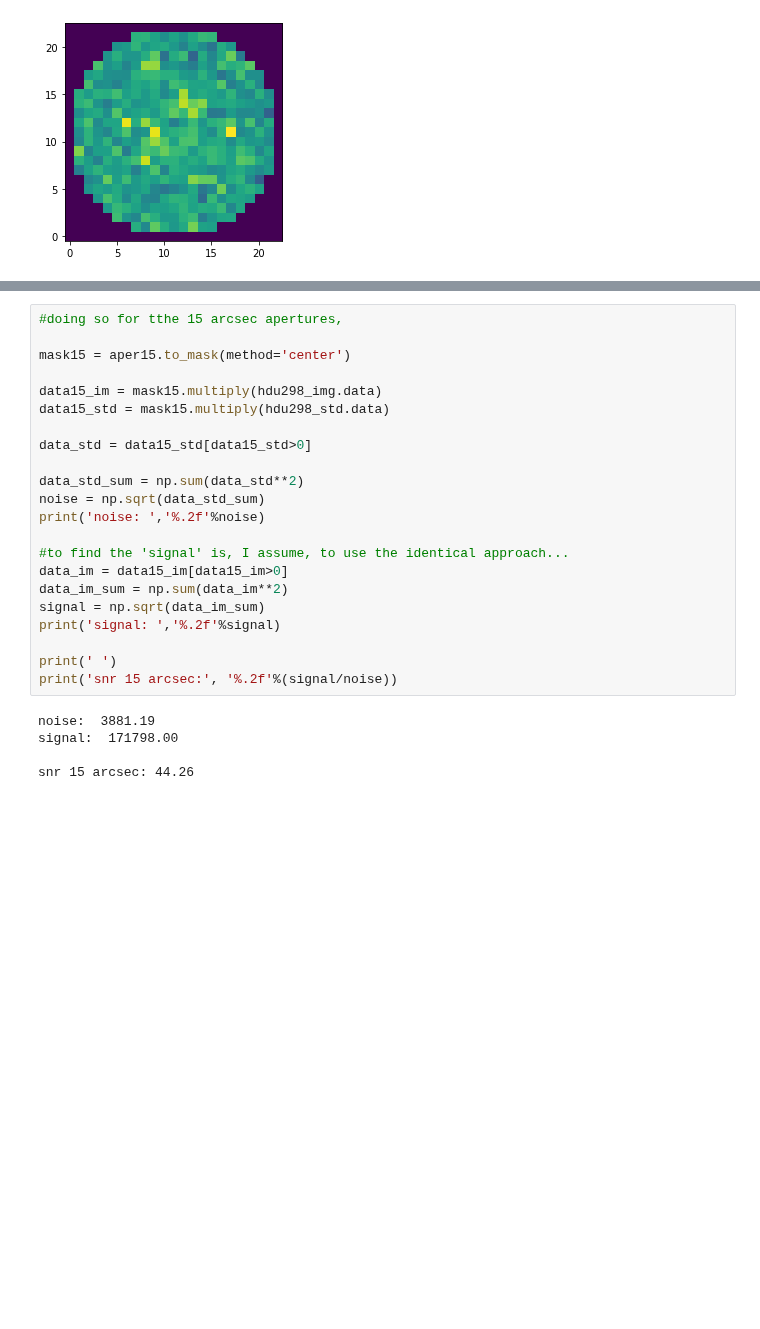
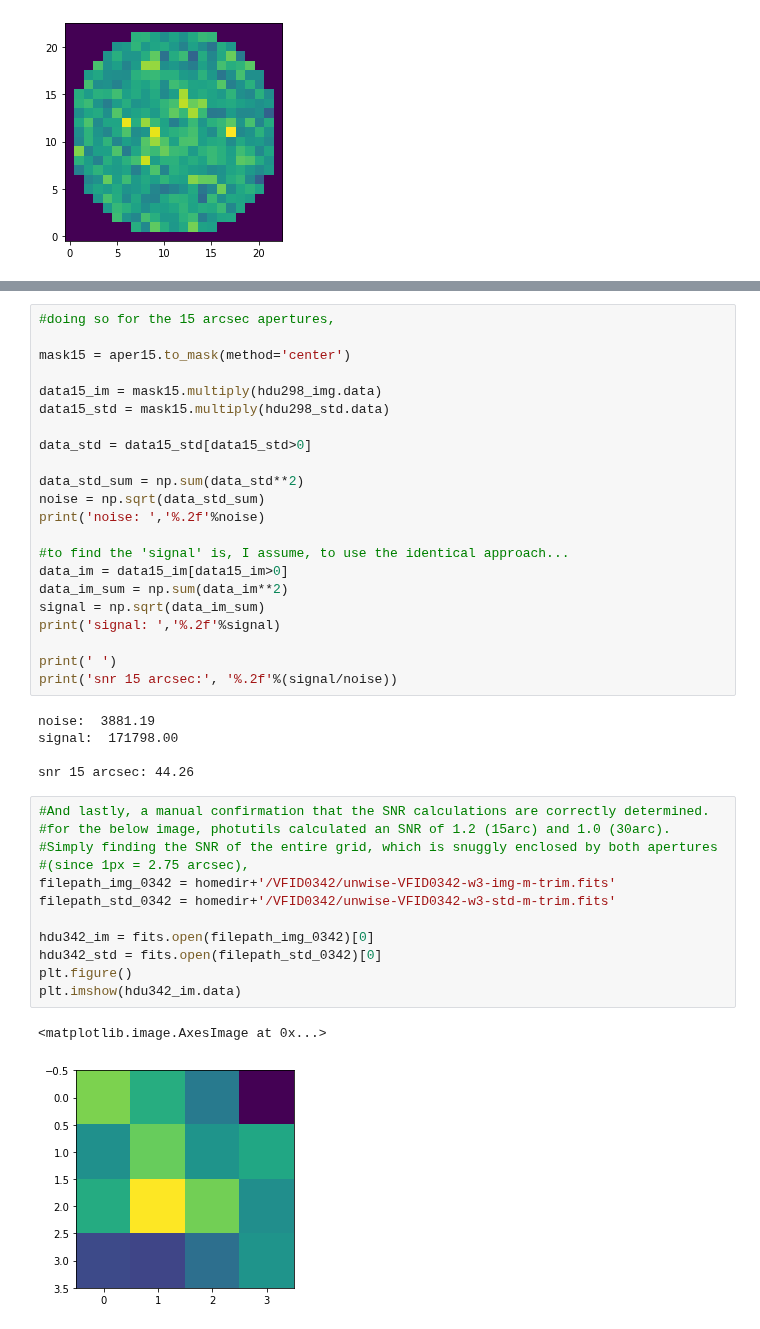
Before and after one commit to Kyssuber/research, a Jupyter notebook: circular_aperture_snr.ipynb, the cells around one changed output, grey strips where cells are left out. Cells and saved outputs as stored; diff of their text form; blank space fills up the shorter version.

```diff
--- a/circular_aperture_snr.ipynb
+++ b/circular_aperture_snr.ipynb
@@ -132,7 +132,7 @@ signal:  174581.05
 
 snr 30 arcsec: 24.79
 # %%
-#doing so for tthe 15 arcsec apertures,
+#doing so for the 15 arcsec apertures,
 
 mask15 = aper15.to_mask(method='center')
 
@@ -158,3 +158,18 @@ noise:  3881.19
 signal:  171798.00
 
 snr 15 arcsec: 44.26
+# %%
+#And lastly, a manual confirmation that the SNR calculations are correctly determined.
+#for the below image, photutils calculated an SNR of 1.2 (15arc) and 1.0 (30arc).
+#Simply finding the SNR of the entire grid, which is snuggly enclosed by both apertures
+#(since 1px = 2.75 arcsec),
+filepath_img_0342 = homedir+'/VFID0342/unwise-VFID0342-w3-img-m-trim.fits'
+filepath_std_0342 = homedir+'/VFID0342/unwise-VFID0342-w3-std-m-trim.fits'
+
+hdu342_im = fits.open(filepath_img_0342)[0]
+hdu342_std = fits.open(filepath_std_0342)[0]
+plt.figure()
+plt.imshow(hdu342_im.data)
+# %% [output]
+<matplotlib.image.AxesImage at 0x...>
+[figure, added]
```
Also changed, not shown: parts of 6 cells of this notebook, 1 other file.
